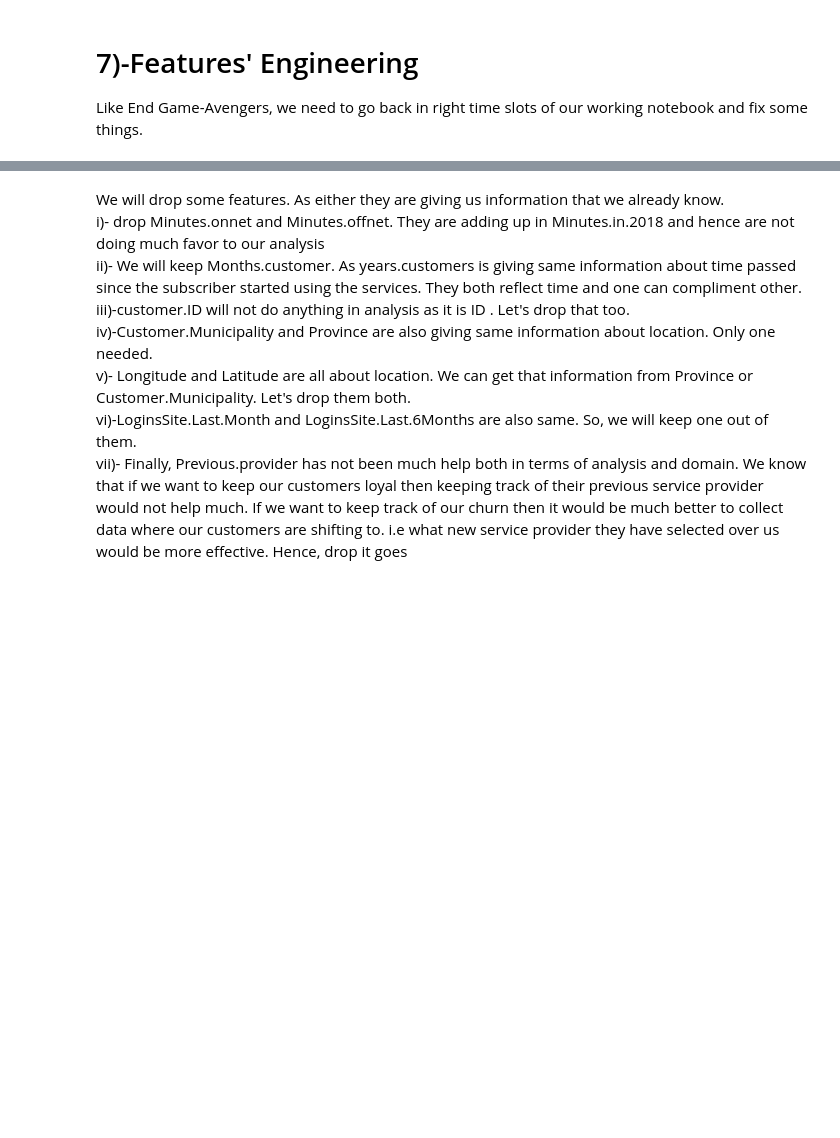
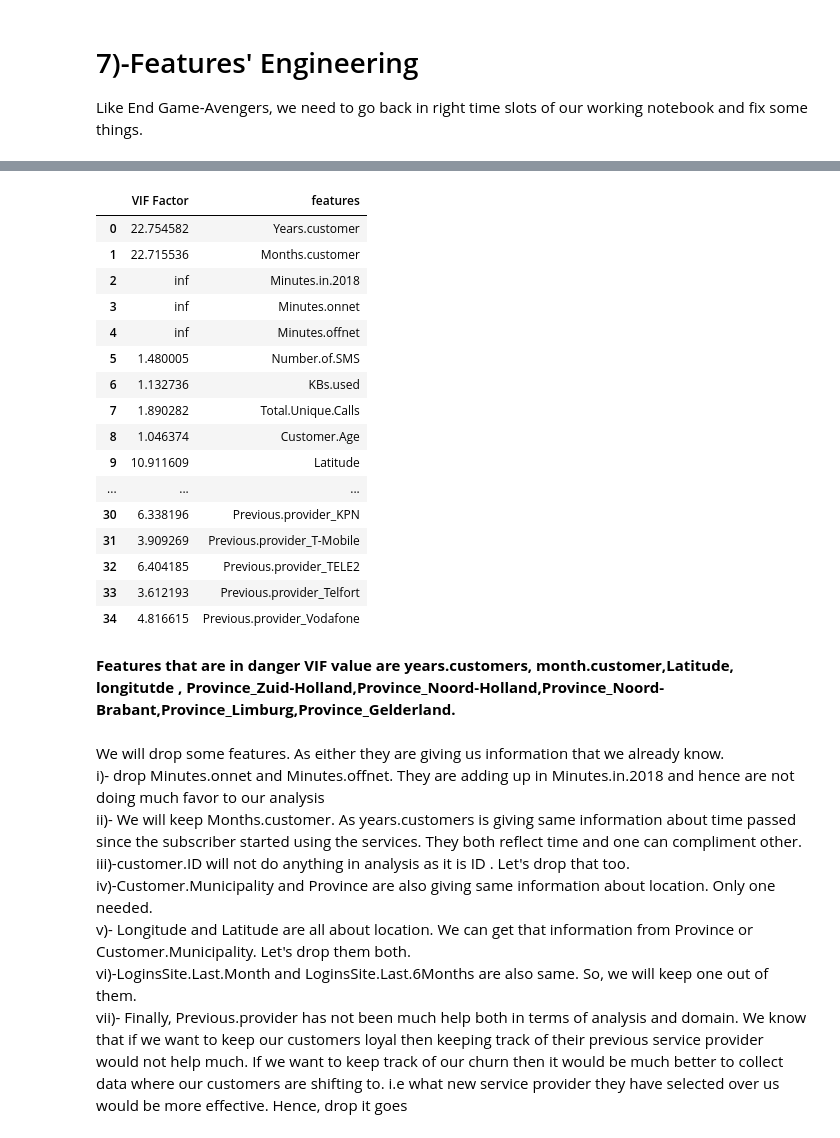
Before and after one commit to HassanSherwani/Telcom_Churn-End-End-Project-, a Jupyter notebook: Customer_Churn_Telecom.ipynb, the cells around one changed output, grey strips where cells are left out. Drawn from its saved outputs; the diff is of its cells as text; code cells hidden in the pictures; blank space fills up the shorter version.

```diff
--- a/Customer_Churn_Telecom.ipynb
+++ b/Customer_Churn_Telecom.ipynb
@@ -1726,3 +1955,32 @@ df.head(2)
+# %%
+# For each X, calculate VIF and save in dataframe
+from statsmodels.stats.outliers_influence import variance_inflation_factor
+vif = pd.DataFrame()
+vif["VIF Factor"] = [variance_inflation_factor(X_train, i) for i in range(X.shape[1])]
+# %%
+vif["features"] = df_model.columns
+# %%
+vif
+# %% [output]
+|  | VIF Factor | features |
+| 0 | 22.754582 | Years.customer |
+| 1 | 22.715536 | Months.customer |
+| 2 | inf | Minutes.in.2018 |
+| 3 | inf | Minutes.onnet |
+| 4 | inf | Minutes.offnet |
+| 5 | 1.480005 | Number.of.SMS |
+| 6 | 1.132736 | KBs.used |
+| 7 | 1.890282 | Total.Unique.Calls |
+| 8 | 1.046374 | Customer.Age |
+| 9 | 10.911609 | Latitude |
+| ... | ... | ... |
+| 30 | 6.338196 | Previous.provider_KPN |
+| 31 | 3.909269 | Previous.provider_T-Mobile |
+| 32 | 6.404185 | Previous.provider_TELE2 |
+| 33 | 3.612193 | Previous.provider_Telfort |
+| 34 | 4.816615 | Previous.provider_Vodafone |
+# %% [markdown]
+**Features that are in danger VIF value are years.customers, month.customer,Latitude, longitutde , Province_Zuid-Holland,Province_Noord-Holland,Province_Noord-Brabant,Province_Limburg,Province_Gelderland.**
 # %% [markdown]
 We will drop some features. As either they are giving us information that we already know.<br>
 i)- drop Minutes.onnet and Minutes.offnet. They are adding up in Minutes.in.2018 and hence are not doing much favor to our analysis<br>
```
Also changed, not shown: parts of 265 cells of this notebook.
